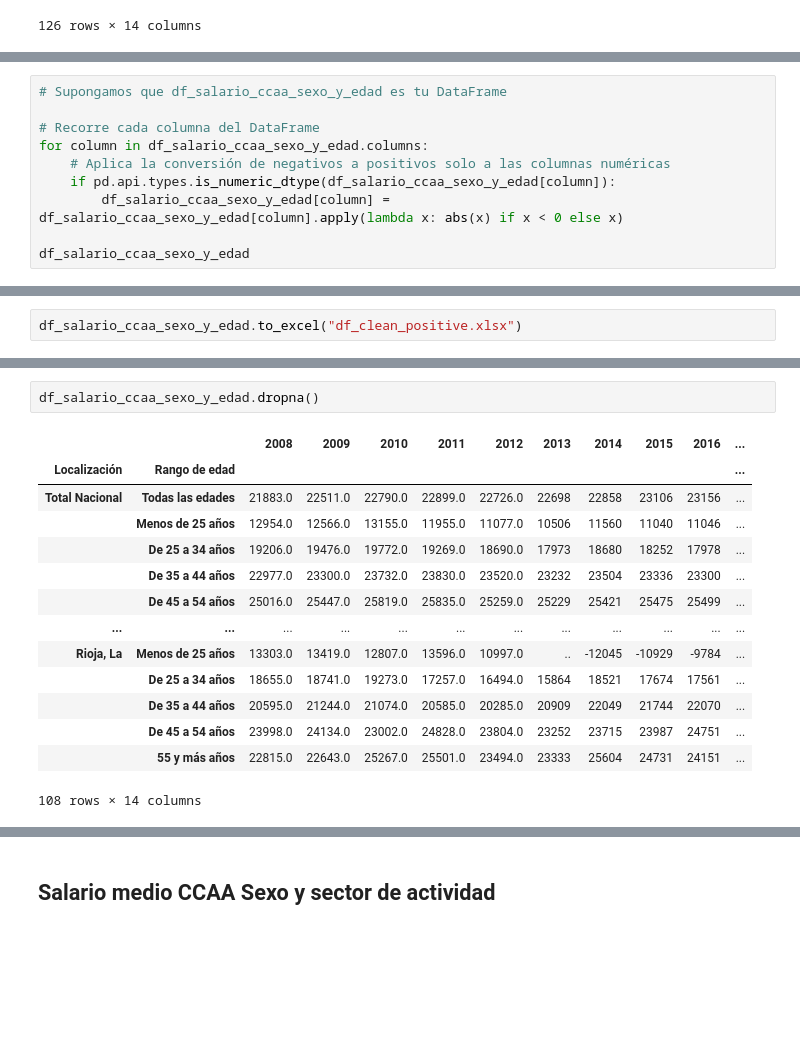
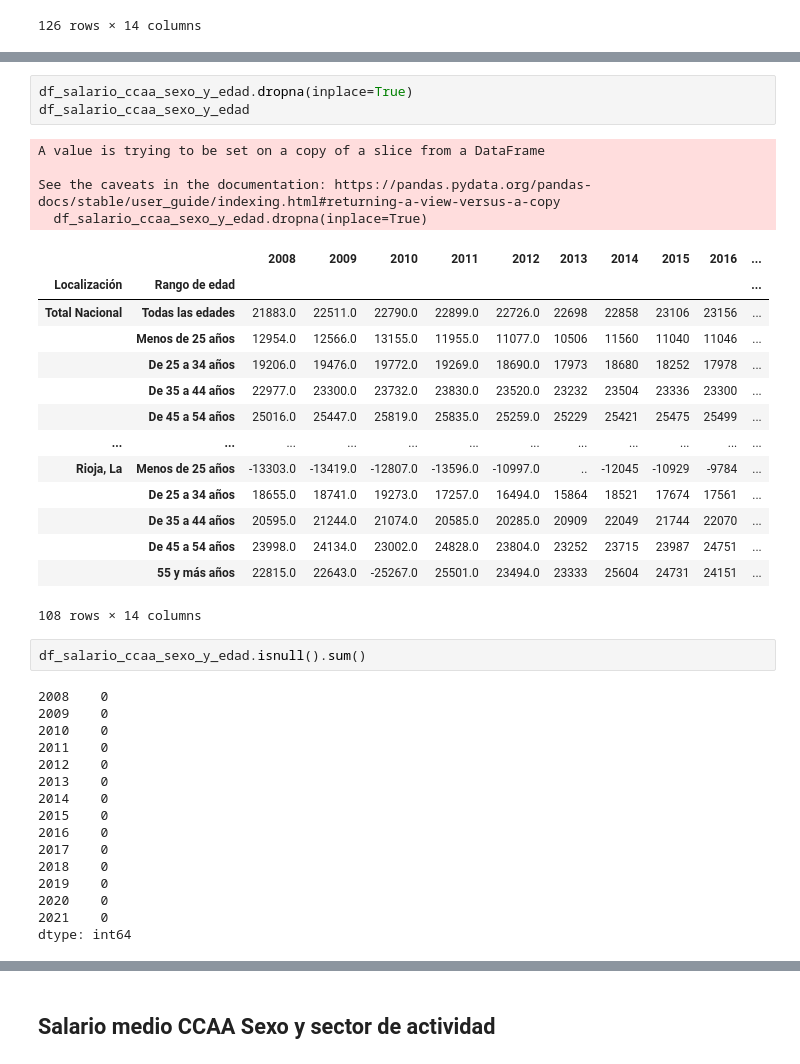
Before and after one commit to adrianbenitezrueda/first-project-data, a Jupyter notebook: adrian_main.ipynb, the cells around one changed output, grey strips where cells are left out. Cells and saved outputs as stored; diff of their text form; blank space fills up the shorter version.

Commit message:
Updated with clean databases
Updated with clean databases

```diff
--- a/adrian_main.ipynb
+++ b/adrian_main.ipynb
@@ -172,10 +170,0 @@ df_salario_ccaa_sexo_y_edad.to_excel("df_clean.xlsx")
-# %%
-# Supongamos que df_salario_ccaa_sexo_y_edad es tu DataFrame
-
-# Recorre cada columna del DataFrame
-for column in df_salario_ccaa_sexo_y_edad.columns:
-    # Aplica la conversión de negativos a positivos solo a las columnas numéricas
-    if pd.api.types.is_numeric_dtype(df_salario_ccaa_sexo_y_edad[column]):
-        df_salario_ccaa_sexo_y_edad[column] = df_salario_ccaa_sexo_y_edad[column].apply(lambda x: abs(x) if x < 0 else x)
-
-df_salario_ccaa_sexo_y_edad
@@ -202,5 +171,3 @@ See the caveats in the documentation: https://pandas.pydata.org/pandas-docs/stab
-# %%
-df_salario_ccaa_sexo_y_edad.to_excel("df_clean_positive.xlsx")
 # %%
 df_salario_ccaa_sexo_y_edad.isnull().sum()
 # %% [output]
@@ -220,19 +187,42 @@ df_salario_ccaa_sexo_y_edad.isnull().sum()
 2021    18
 dtype: int64
 # %%
-df_salario_ccaa_sexo_y_edad.dropna()
+df_salario_ccaa_sexo_y_edad.dropna(inplace=True)
+df_salario_ccaa_sexo_y_edad
 # %% [output]
+A value is trying to be set on a copy of a slice from a DataFrame
+
+See the caveats in the documentation: https://pandas.pydata.org/pandas-docs/stable/user_guide/indexing.html#returning-a-view-versus-a-copy
+  df_salario_ccaa_sexo_y_edad.dropna(inplace=True)
 |  |  | 2008 | 2009 | 2010 | 2011 | 2012 | 2013 | 2014 | 2015 | 2016 | ... |
 | Localización | Rango de edad |  |  |  |  |  |  |  |  |  | ... |
 | Total Nacional | Todas las edades | 21883.0 | 22511.0 | 22790.0 | 22899.0 | 22726.0 | 22698 | 22858 | 23106 | 23156 | ... |
 |  | Menos de 25 años | 12954.0 | 12566.0 | 13155.0 | 11955.0 | 11077.0 | 10506 | 11560 | 11040 | 11046 | ... |
 |  | De 25 a 34 años | 19206.0 | 19476.0 | 19772.0 | 19269.0 | 18690.0 | 17973 | 18680 | 18252 | 17978 | ... |
 |  | De 35 a 44 años | 22977.0 | 23300.0 | 23732.0 | 23830.0 | 23520.0 | 23232 | 23504 | 23336 | 23300 | ... |
 |  | De 45 a 54 años | 25016.0 | 25447.0 | 25819.0 | 25835.0 | 25259.0 | 25229 | 25421 | 25475 | 25499 | ... |
 | ... | ... | ... | ... | ... | ... | ... | ... | ... | ... | ... | ... |
-| Rioja, La | Menos de 25 años | 13303.0 | 13419.0 | 12807.0 | 13596.0 | 10997.0 | .. | -12045 | -10929 | -9784 | ... |
+| Rioja, La | Menos de 25 años | -13303.0 | -13419.0 | -12807.0 | -13596.0 | -10997.0 | .. | -12045 | -10929 | -9784 | ... |
 |  | De 25 a 34 años | 18655.0 | 18741.0 | 19273.0 | 17257.0 | 16494.0 | 15864 | 18521 | 17674 | 17561 | ... |
 |  | De 35 a 44 años | 20595.0 | 21244.0 | 21074.0 | 20585.0 | 20285.0 | 20909 | 22049 | 21744 | 22070 | ... |
 |  | De 45 a 54 años | 23998.0 | 24134.0 | 23002.0 | 24828.0 | 23804.0 | 23252 | 23715 | 23987 | 24751 | ... |
-|  | 55 y más años | 22815.0 | 22643.0 | 25267.0 | 25501.0 | 23494.0 | 23333 | 25604 | 24731 | 24151 | ... |
+|  | 55 y más años | 22815.0 | 22643.0 | -25267.0 | 25501.0 | 23494.0 | 23333 | 25604 | 24731 | 24151 | ... |
-108 rows × 14 columns
+108 rows × 14 columns
+# %%
+df_salario_ccaa_sexo_y_edad.isnull().sum()
+# %% [output]
+2008    0
+2009    0
+2010    0
+2011    0
+2012    0
+2013    0
+2014    0
+2015    0
+2016    0
+2017    0
+2018    0
+2019    0
+2020    0
+2021    0
+dtype: int64
```
Also changed, not shown: parts of 36 cells of this notebook, 8 other files.
